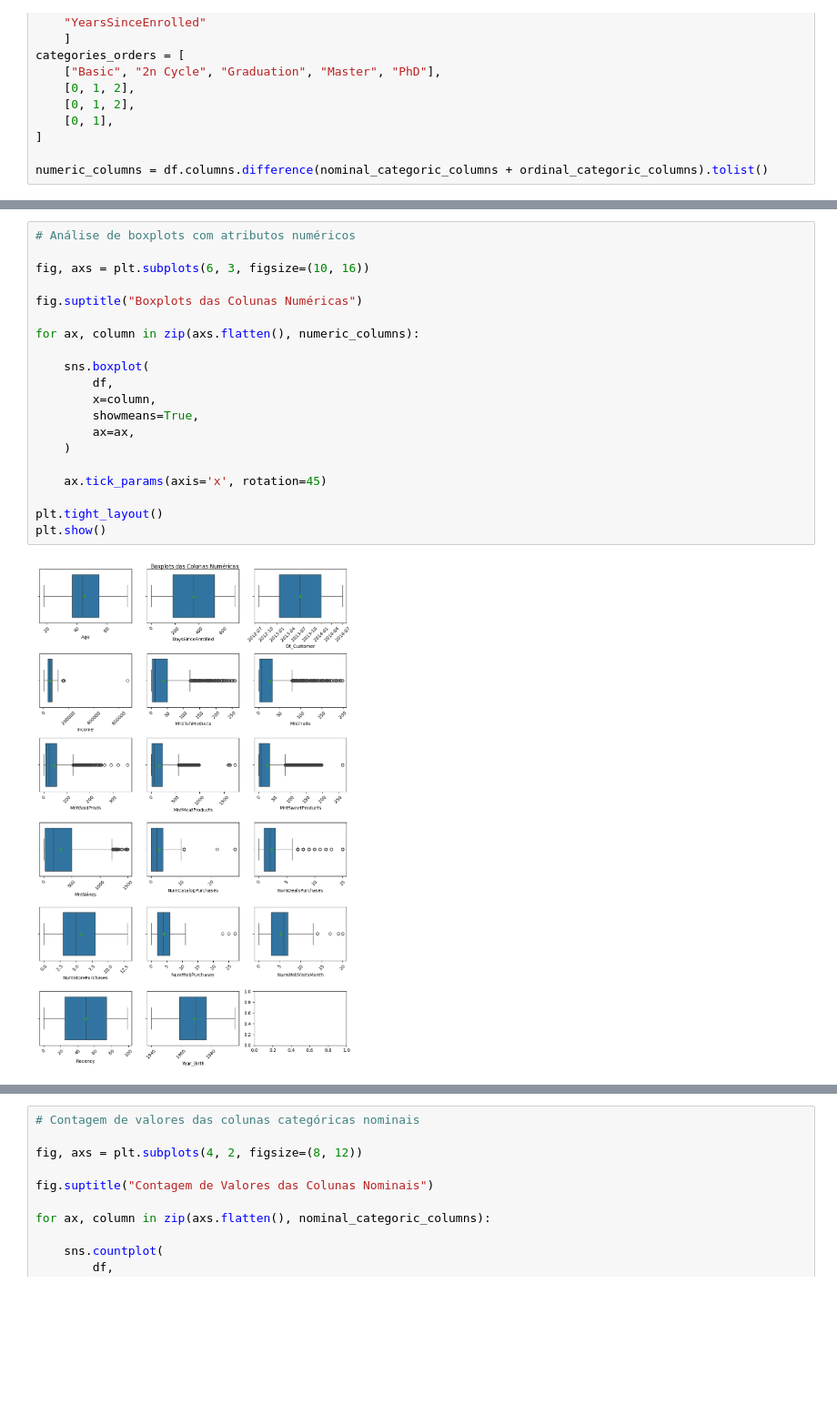
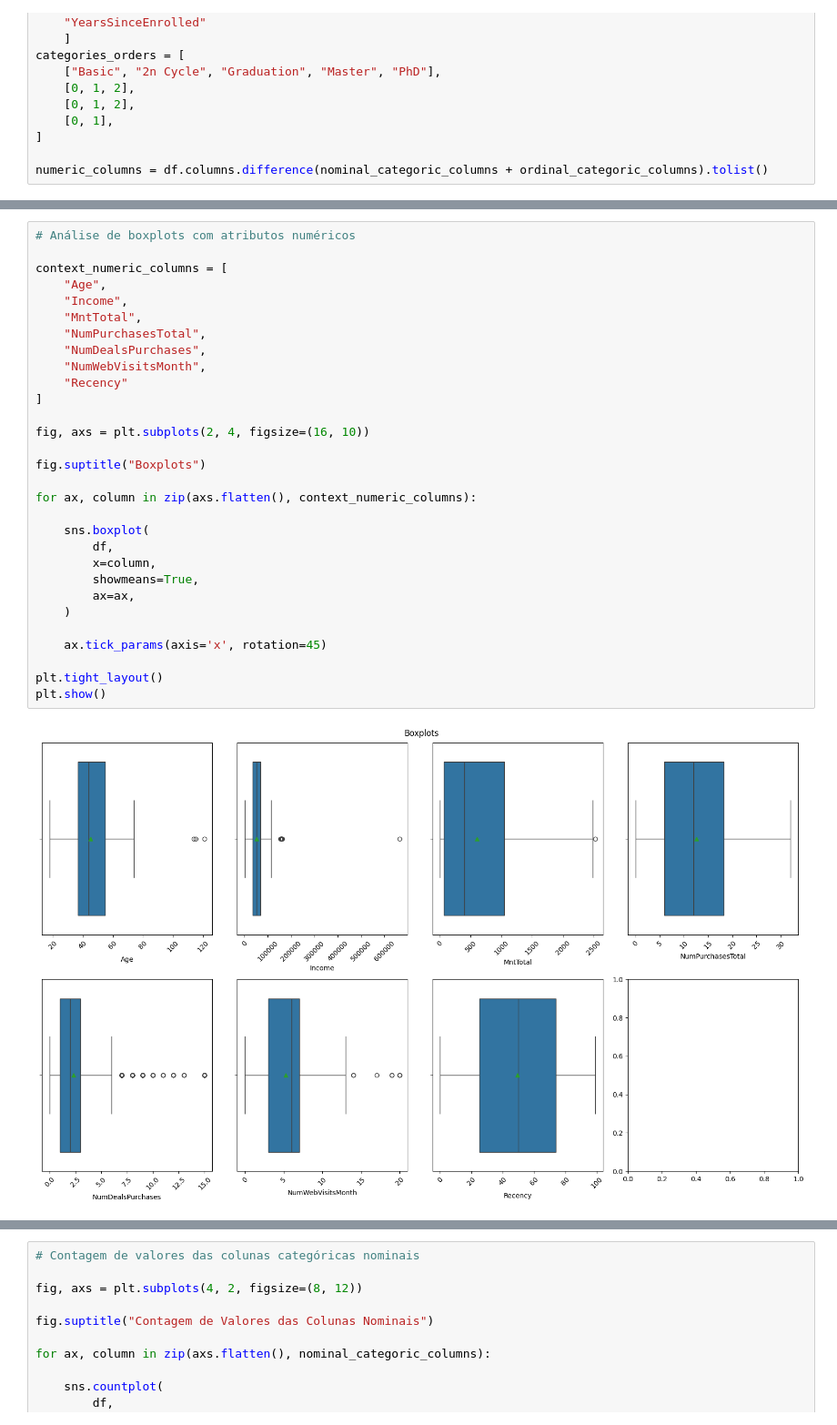
Before and after one commit to LucasGPestana/ifood_analyst, a Jupyter notebook: notebooks/02_eda_univariate_analysis.ipynb, the cells around one changed output, grey strips where cells are left out. Shown: that part at 91% size. Cells and saved outputs as stored; diff of their text form; blank space fills up the shorter version.

```diff
--- a/notebooks/02_eda_univariate_analysis.ipynb
+++ b/notebooks/02_eda_univariate_analysis.ipynb
@@ -100,25 +102,35 @@ plt.show()
 # %%
 # Análise de boxplots com atributos numéricos
 
-fig, axs = plt.subplots(6, 3, figsize=(10, 16))
+context_numeric_columns = [
+    "Age",
+    "Income",
+    "MntTotal",
+    "NumPurchasesTotal",
+    "NumDealsPurchases",
+    "NumWebVisitsMonth",
+    "Recency"
+]
 
-fig.suptitle("Boxplots das Colunas Numéricas")
+fig, axs = plt.subplots(2, 4, figsize=(16, 10))
 
-for ax, column in zip(axs.flatten(), numeric_columns):
+fig.suptitle("Boxplots")
+
+for ax, column in zip(axs.flatten(), context_numeric_columns):
 
     sns.boxplot(
         df,
         x=column,
         showmeans=True,
         ax=ax,
     )
 
     ax.tick_params(axis='x', rotation=45)
 
 plt.tight_layout()
 plt.show()
 # %% [output]
-[figure, old version]
+[figure, new version]
 # %% [markdown]
 Outliers próximos aos quartis e com "comportamento linear" não são tão problemáticos, pois não indicam ruído ao atributo.
 
```
Also changed, not shown: parts of 22 cells of this notebook.
